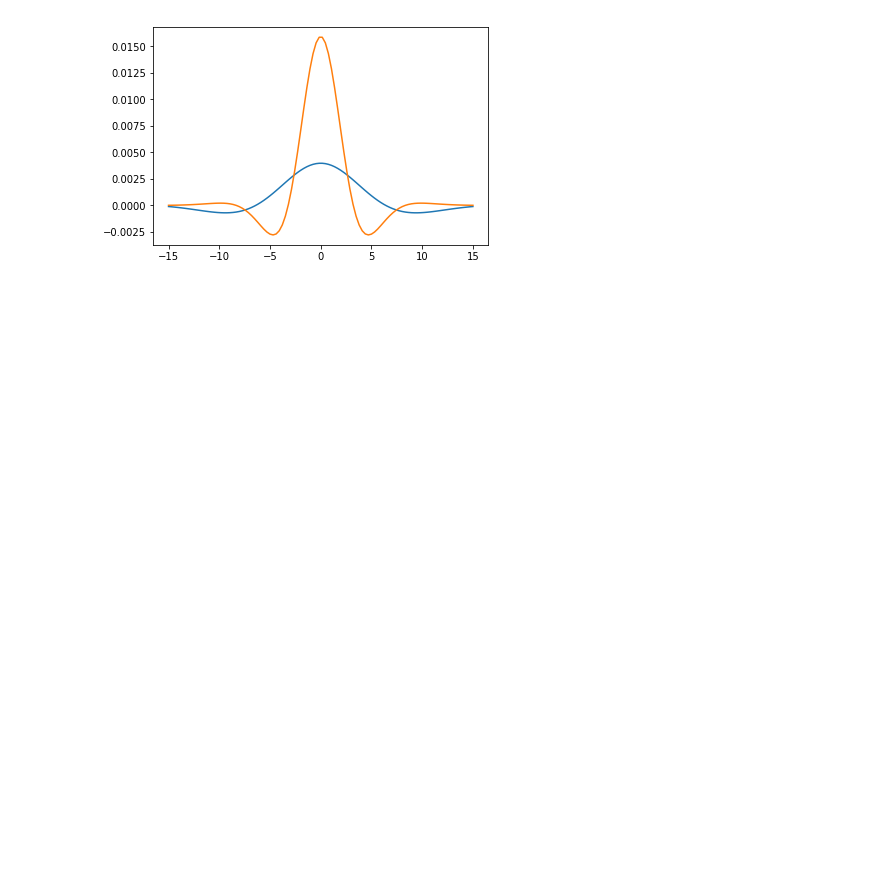
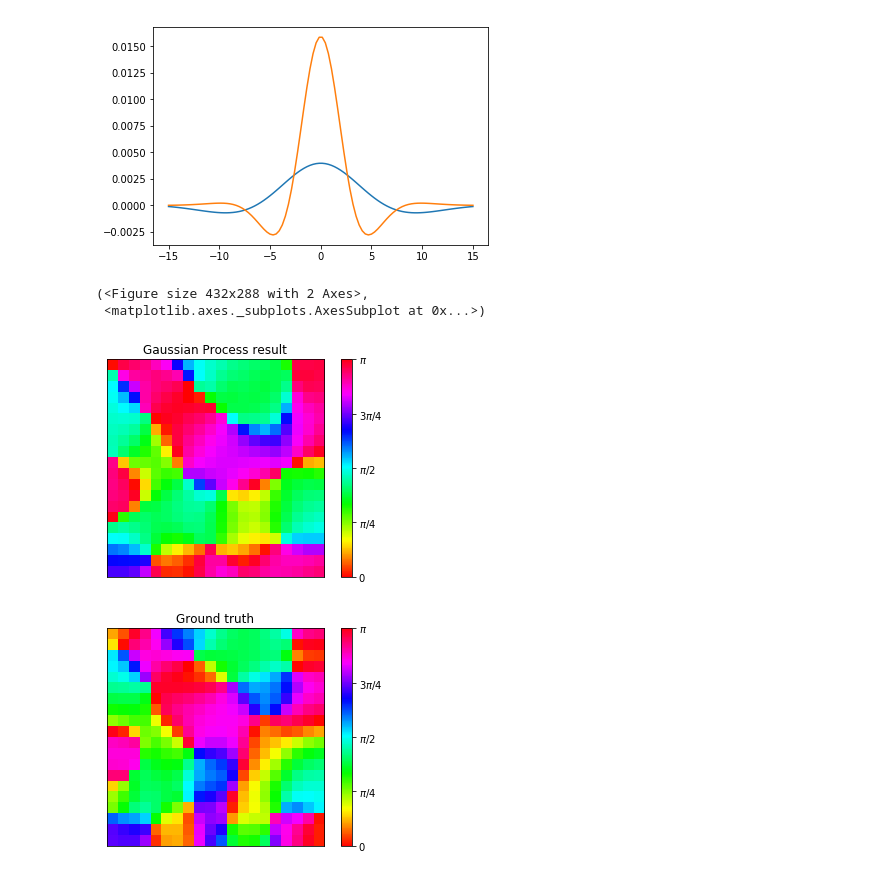
Before and after one commit to mackelab/gp-maps-python, a Jupyter notebook: BayesianOPM.ipynb, the cells around one changed output. Cells and saved outputs as stored; diff of their text form; code cells hidden in the pictures; blank space fills up the shorter version.

```diff
--- a/BayesianOPM.ipynb
+++ b/BayesianOPM.ipynb
@@ -53,6 +56,31 @@ def K_prior(idx, kernel, **kwargs):
 
     return K
 # %%
-K = K_prior(idx, kernel=mexican_hat_kernel, sigma=6.)
+K = K_prior(idx, kernel=mexican_hat_kernel, sigma=2.)
 
-K_m = np.kron(np.eye(2), K)
+K_m = np.kron(np.eye(d), K)
+# %%
+# assume that the noise covariance is know (iid Gaussian noise)
+sigma_e = 0.1
+K_e = np.eye(n) * sigma_e
+# %%
+# posterior covariance
+K_post = np.linalg.inv(np.linalg.inv(K_m) + np.kron(V.T @ V, K_e))
+# %%
+
+vr = np.zeros((n*d,1))
+for v, r in zip(V, R):
+    vr += np.kron(v, r)[:,np.newaxis]
+
+mu_post = K_post @ np.kron(np.eye(d), np.linalg.inv(K_e)) @ vr
+# %%
+mu = mu_post.reshape(d, size, size)
+result = mu[0] + 1j * mu[1]
+plot_opm(result, title='Gaussian Process result')
+
+plot_opm(m, title='Ground truth')
+# %% [output]
+(<Figure size 432x288 with 2 Axes>,
+ <matplotlib.axes._subplots.AxesSubplot at 0x...>)
+[figure, added]
+[figure, added]
```
Also changed, not shown: parts of 2 cells of this notebook, 1 other file.
